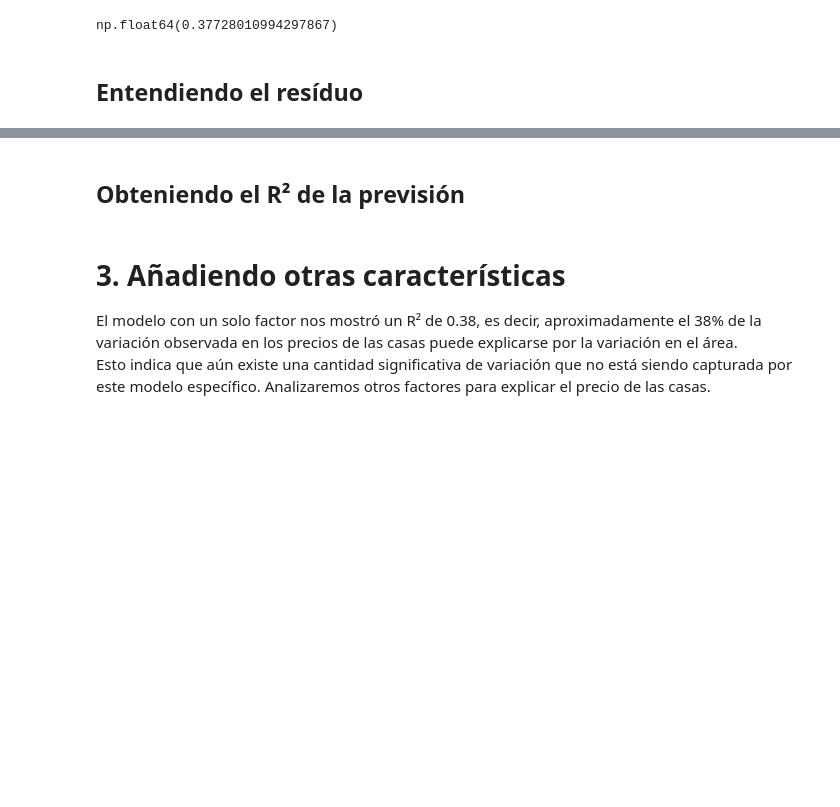
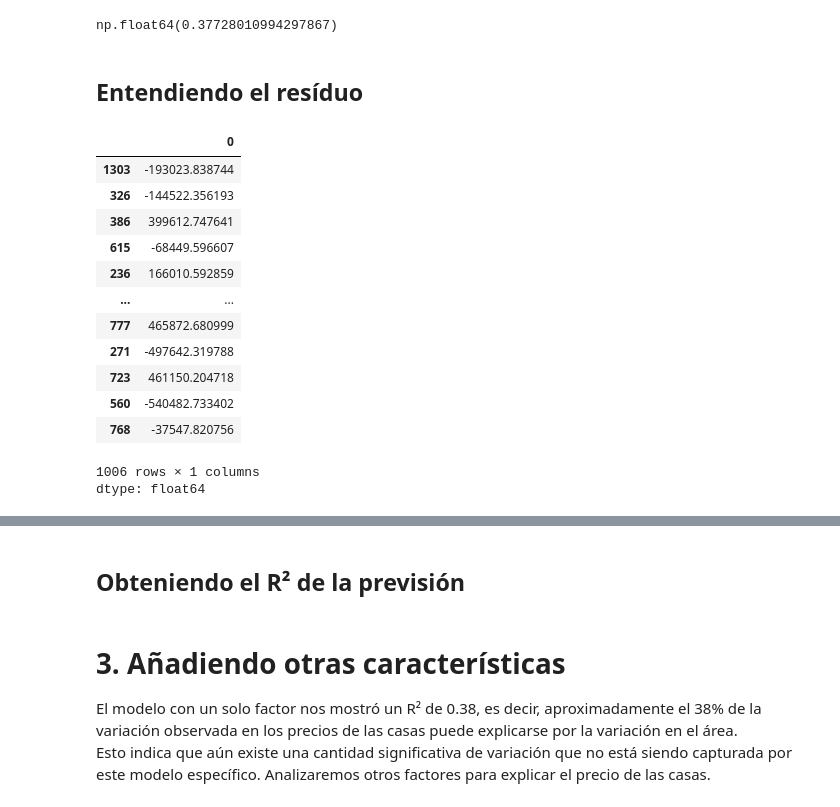
Before and after one commit to lukitasmois/2145-data-science-probando-relaciones-con-regresion-lineal, a Jupyter notebook: precios_de_inmuebles_regresion_lineal.ipynb, the cells around one changed output, grey strips where cells are left out. Drawn from its saved outputs; the diff is of its cells as text; code cells hidden in the pictures; blank space fills up the shorter version.

```diff
--- a/precios_de_inmuebles_regresion_lineal.ipynb
+++ b/precios_de_inmuebles_regresion_lineal.ipynb
@@ -229,3 +229,19 @@ np.float64(0.37728010994297867)
 ## Entendiendo el resíduo
 # %%
 # Quiénes son los residuos?
+modelo_0.resid
+# %% [output]
+|  | 0 |
+| 1303 | -193023.838744 |
+| 326 | -144522.356193 |
+| 386 | 399612.747641 |
+| 615 | -68449.596607 |
+| 236 | 166010.592859 |
+| ... | ... |
+| 777 | 465872.680999 |
+| 271 | -497642.319788 |
+| 723 | 461150.204718 |
+| 560 | -540482.733402 |
+| 768 | -37547.820756 |
+1006 rows × 1 columns
+dtype: float64
```
Also changed, not shown: parts of 2 cells of this notebook.
